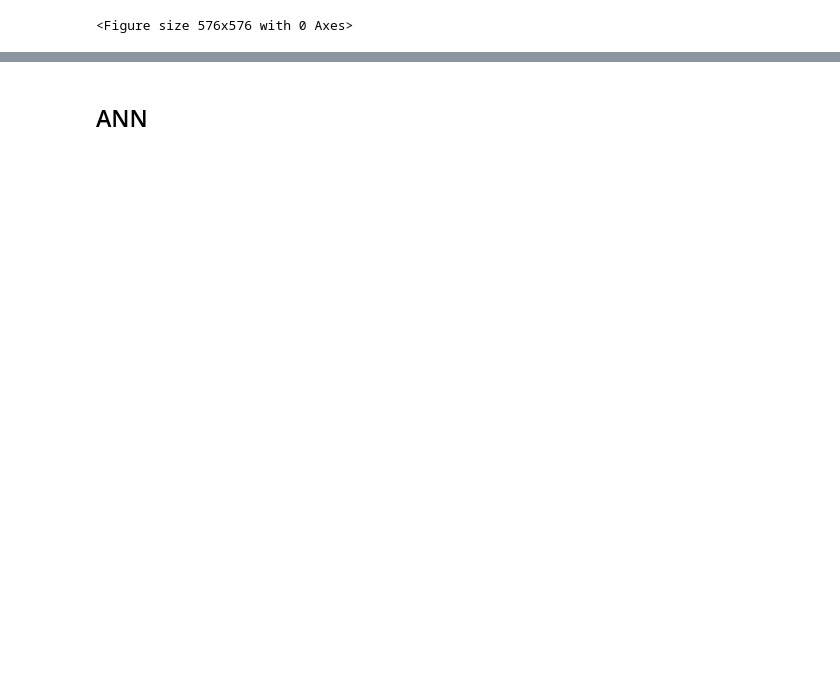
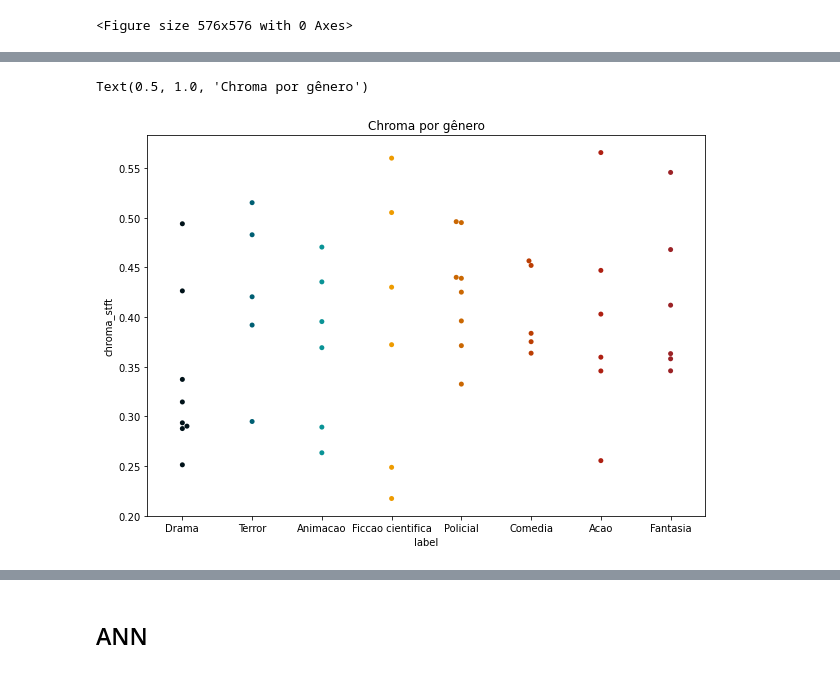
Before and after one commit to jufs128/tp_MIR, a Jupyter notebook: Projeto MIR.ipynb, the cells around one changed output, grey strips where cells are left out. Saved outputs shown, nothing was run; the diff lists cells and outputs as text; code cells hidden in the pictures; blank space fills up the shorter version.

```diff
--- a/Projeto MIR.ipynb
+++ b/Projeto MIR.ipynb
@@ -120,0 +96,13 @@ X_train, X_test, y_train, y_test = train_test_split(X, y, test_size=0.2)
+# %%
+gens = np.unique(data['label'].values)
+n_gens = len(gens)
+colors = ['#001219', '#005f73', '#0a9396', '#ee9b00', '#ca6702', '#bb3e03', '#ae2012', '#9b2226']
+# %%
+import seaborn as sns
+
+plt.figure(figsize=(10,7))
+sns.swarmplot(x='label', y='chroma_stft', data=data, dodge=True, palette=colors)
+plt.title("Chroma por gênero")
+# %% [output]
+Text(0.5, 1.0, 'Chroma por gênero')
+[figure, added]
```
Also changed, not shown: parts of 21 cells of this notebook, 1 other file.
